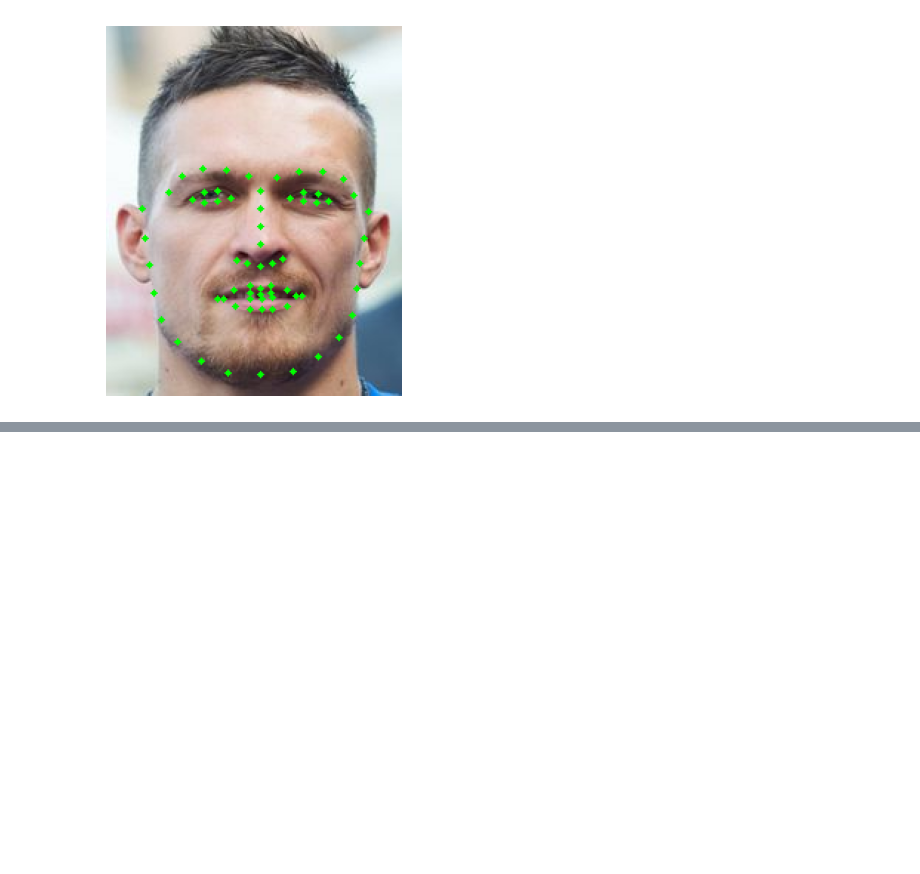
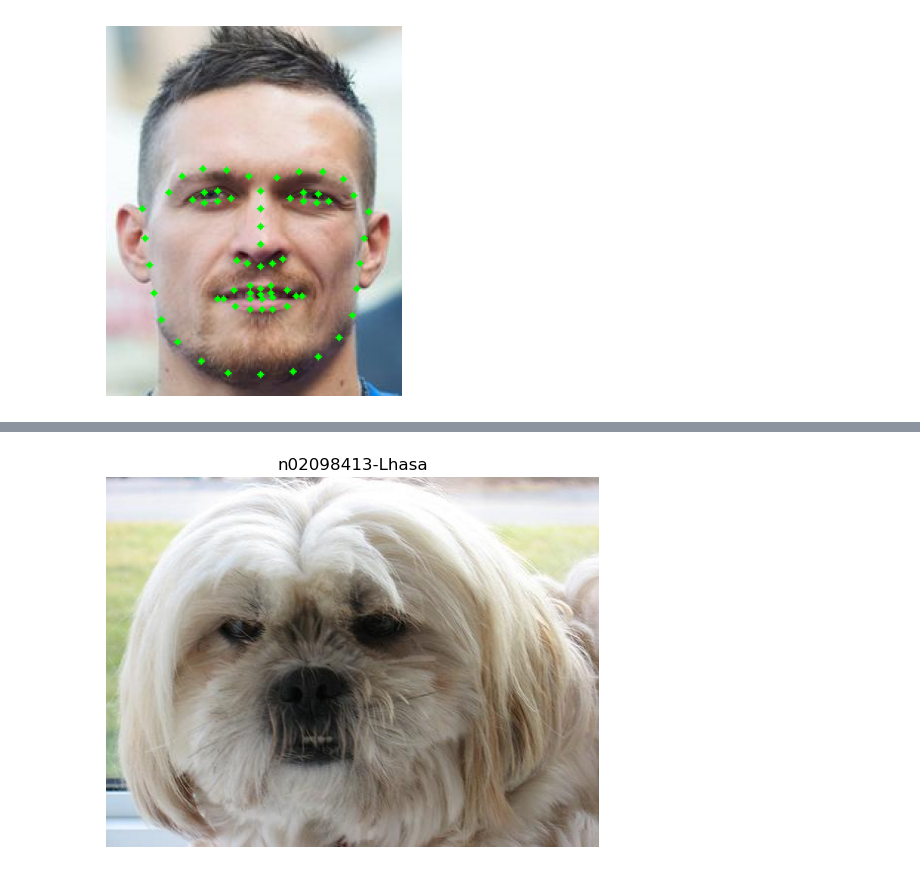
Before and after one commit to MecGlandorff/Human2Dog, a Jupyter notebook: dog2human.ipynb, the cells around one changed output, grey strips where cells are left out. Drawn from its saved outputs; the diff is of its cells as text; code cells hidden in the pictures; blank space fills up the shorter version.

```diff
--- a/dog2human.ipynb
+++ b/dog2human.ipynb
@@ -29,0 +117,35 @@ plt.show()
+# %%
+# Once downloaded run this cell to show a picture of a random dog breed
+def show_random_dog_image(dataset_path):
+
+    # Acceses the breed directories
+    breed_dirs = os.listdir(dataset_path)
+
+    # Choose a random breed directory
+    random_breed = random.choice(breed_dirs)
+
+    # Get the path to the directory
+    breed_path = os.path.join(dataset_path, random_breed)
+
+    # Variable that stores list of all the breed images in its directory
+    breed_images = os.listdir(breed_path)
+
+    # Chooses a random image from the breed directory
+    random_image = random.choice(breed_images)
+
+    # Load the image using OpenCV
+    image_path = os.path.join(breed_path, random_image)
+    image = cv2.imread(image_path)
+    image = cv2.cvtColor(image, cv2.COLOR_BGR2RGB)  # Go from BGR to RGB for normal coloration
+
+    # Display the image with its label
+    plt.imshow(image)
+    plt.title(random_breed)
+    plt.axis('off')
+    plt.show()
+
+# Set the path to the dataset that was downloaded above & show the random dog (breed)
+dataset_path = 'stanford_dogs/Images'
+show_random_dog_image(dataset_path)
+# %% [output]
+[figure, added]
```
Also changed, not shown: parts of 6 cells of this notebook.
